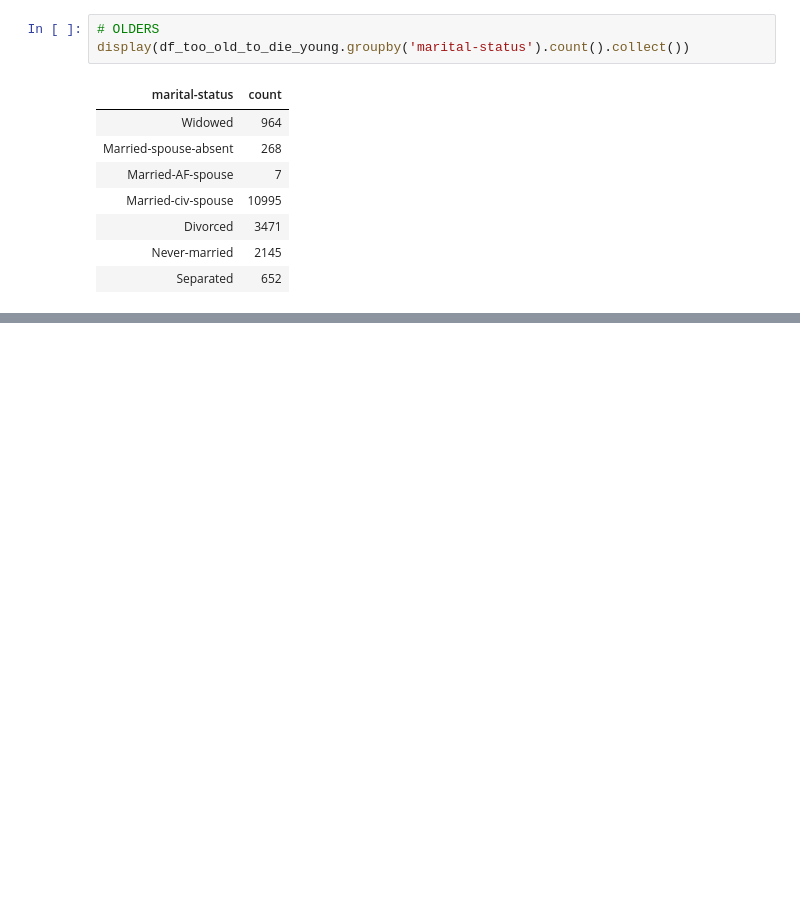
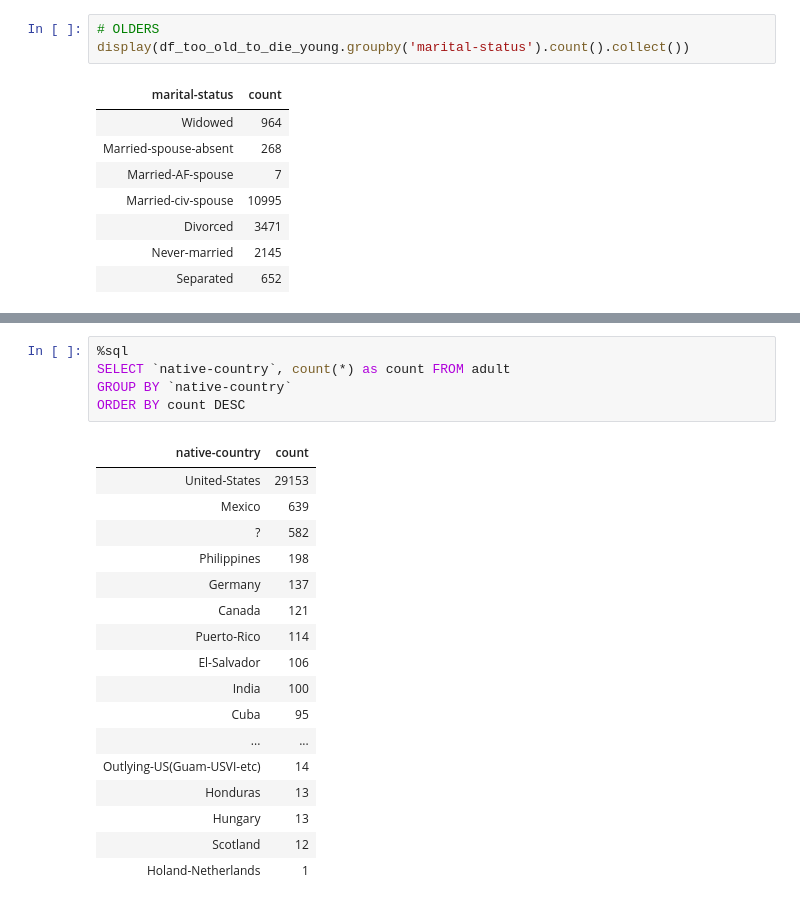
Before and after one commit to may-gvg/Spark, a Jupyter notebook: pyspark df - zad.ipynb, the cells around one changed output, grey strips where cells are left out. Cells and saved outputs as stored; diff of their text form; blank space fills up the shorter version.

```diff
--- a/pyspark df - zad.ipynb
+++ b/pyspark df - zad.ipynb
@@ -291,0 +320,23 @@ display(df_too_old_to_die_young.groupby('marital-status').count().collect())
+# %%
+%sql
+SELECT `native-country`, count(*) as count FROM adult
+GROUP BY `native-country`
+ORDER BY count DESC
+# %% [output]
+| native-country | count |
+| United-States | 29153 |
+| Mexico | 639 |
+| ? | 582 |
+| Philippines | 198 |
+| Germany | 137 |
+| Canada | 121 |
+| Puerto-Rico | 114 |
+| El-Salvador | 106 |
+| India | 100 |
+| Cuba | 95 |
+| ... | ... |
+| Outlying-US(Guam-USVI-etc) | 14 |
+| Honduras | 13 |
+| Hungary | 13 |
+| Scotland | 12 |
+| Holand-Netherlands | 1 |
```
Also changed, not shown: parts of 18 cells of this notebook, 11 other files.
